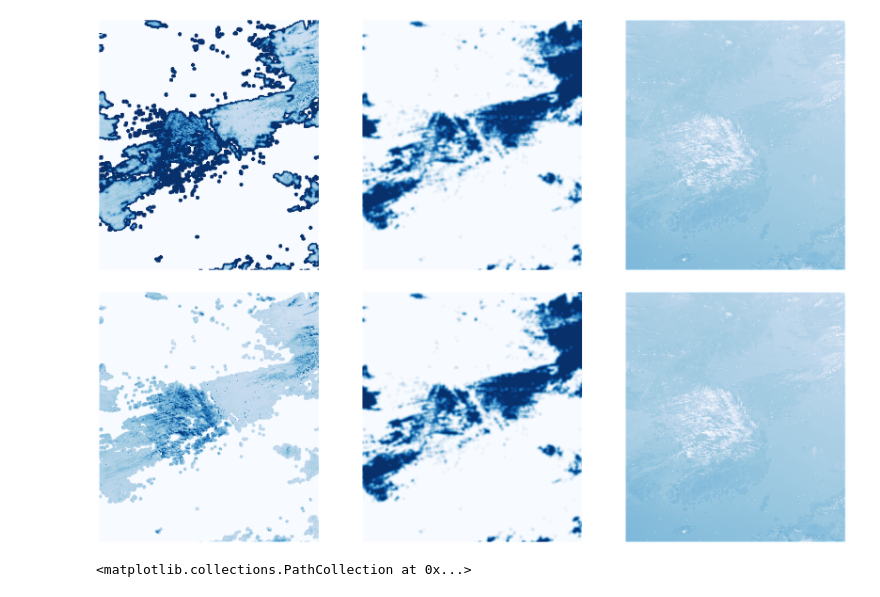
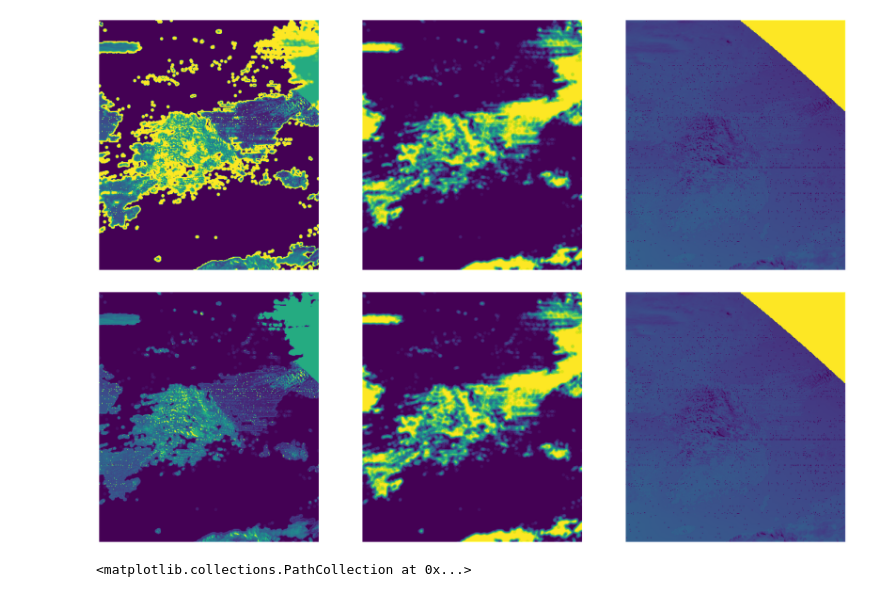
Before and after one commit to 60hz-io/gk2aICT, a Jupyter notebook: examples/cloudalbedo.ipynb, the cells around one changed output. Drawn from its saved outputs; the diff is of its cells as text; code cells hidden in the pictures.

```diff
--- a/examples/cloudalbedo.ipynb
+++ b/examples/cloudalbedo.ipynb
@@ -76,20 +76,20 @@ cld_filename = [f for f in cld_flist if f.__contains__(obs_datetime)][0]
 # %%
 data = {}
 # %%
-cla_ds, cla_data = read_gk2a_data('cla', obs_datetime, base_path=GK2A_DATA_PATH)
+cla_ds, cla_data = read_gk2a_data('cla', obs_datetime, base_path=base_path)
 cla_proc = GK2AFDProcessor(size=cla_ds.dimensions['xdim'].size)
 for ds_var in ['CA', 'CF']:
-    data.update({ds_var: cla_proc.cut_with_latlon(cla_data[ds_var], **target_range)})
+    data.update({ds_var: cla_proc.cut_with_latlon(cla_data[ds_var], **ko_range)})
 data['CF'] = data['CF']/100
 # %%
-cld_ds, cld_data = read_gk2a_data('cld', obs_datetime, base_path=GK2A_DATA_PATH)
+cld_ds, cld_data = read_gk2a_data('cld', obs_datetime, base_path=base_path)
 cld_proc = GK2AFDProcessor(size=cld_ds.dimensions['xdim'].size)
 for ds_var in ['CLD']:
     data.update({ds_var: cld_proc.cut_with_latlon(cld_data[ds_var], **ko_range)})
 # %%
-sw_ds, sw_data = read_gk2a_data('swrad', obs_datetime, base_path=GK2A_DATA_PATH)
+sw_ds, sw_data = read_gk2a_data('swrad', obs_datetime, base_path=base_path)
 sw_proc = GK2AFDProcessor(size=sw_ds.dimensions['xdim'].size)
 for ds_var in VAR2DSKEY['swrad']:
     data.update({ds_var: sw_proc.cut_with_latlon(sw_data[ds_var], **ko_range)})
 # %%
-cloud_albedo, data_output = get_cloud_albedo(data)
+cloud_albedo, data_output = get_cloud_albedo(data, cf_threshold=0.1)
@@ -115,5 +103,6 @@ plt.imshow(data['CF'], vmin=0, cmap=cmap, vmax=1)
 # %%
-cmap='Blues'
+# cmap='Blues'
+cmap='viridis'
 fig, ax = plt.subplots(1,3)
 ax[0].imshow(cloud_albedo, cmap=cmap, vmin=0, vmax=1)
 ax[0].axis('off')
@@ -123,4 +112,4 @@ ax[2].imshow(data['DSR'], vmin=0, cmap=cmap, vmax=1000)
 ax[2].axis('off')
 fig.subplots_adjust(right=4, top=4)
 # %% [output]
-[figure, old version]
+[figure, new version]
@@ -127,17 +127,18 @@ fig.subplots_adjust(right=4, top=4)
 # %%
 data_output['CAL'][data['CF'] == 0] = 0
 # %%
-cmap='Blues'
+# cmap='Blues'
+cmap='viridis'
 fig, ax = plt.subplots(1,3)
 ax[0].imshow(data_output['CAL'], cmap=cmap, vmin=0, vmax=1)
 ax[0].axis('off')
 ax[1].imshow(data['CF'], vmin=0, cmap=cmap, vmax=1)
 ax[1].axis('off')
 ax[2].imshow(data['DSR'], vmin=0, cmap=cmap, vmax=1000)
 ax[2].axis('off')
 fig.subplots_adjust(right=4, top=4)
 # %% [output]
-[figure, old version]
+[figure, new version]
 # %%
 plt.scatter(data['CF'][data['CF']>0.1], np.clip(data['CAL'][data['CF']>0.1], 0, 1))
 # %% [output]
```
Also changed, not shown: parts of 6 cells of this notebook, 3 other files.
